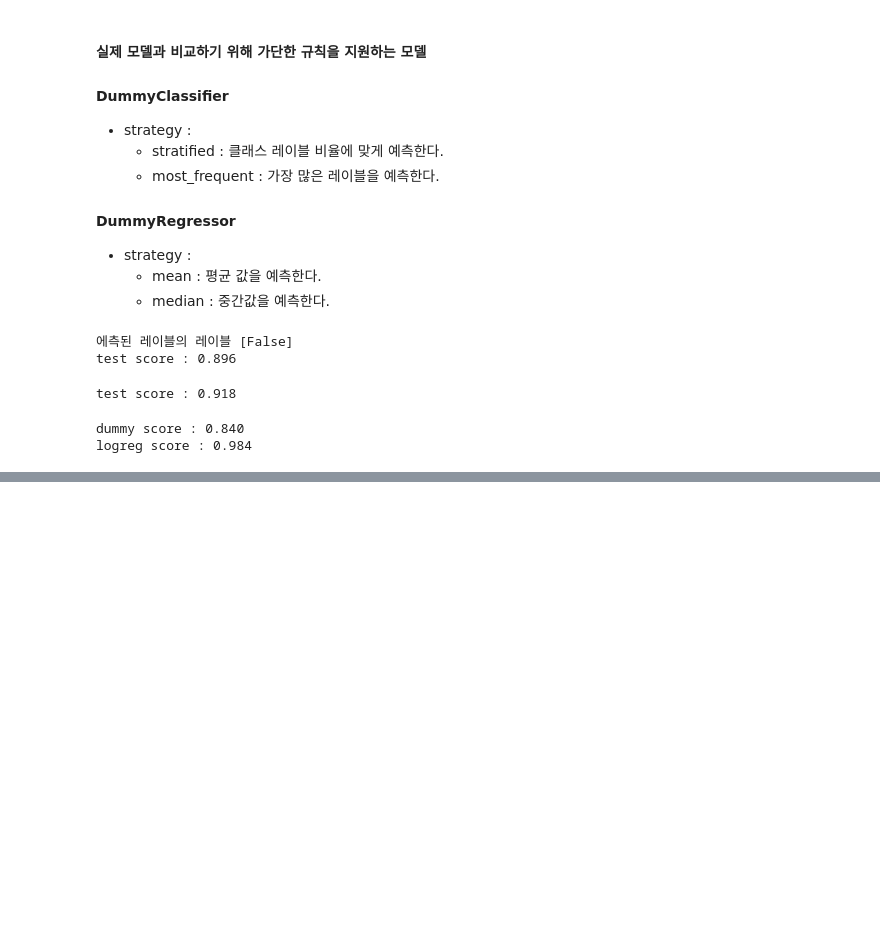
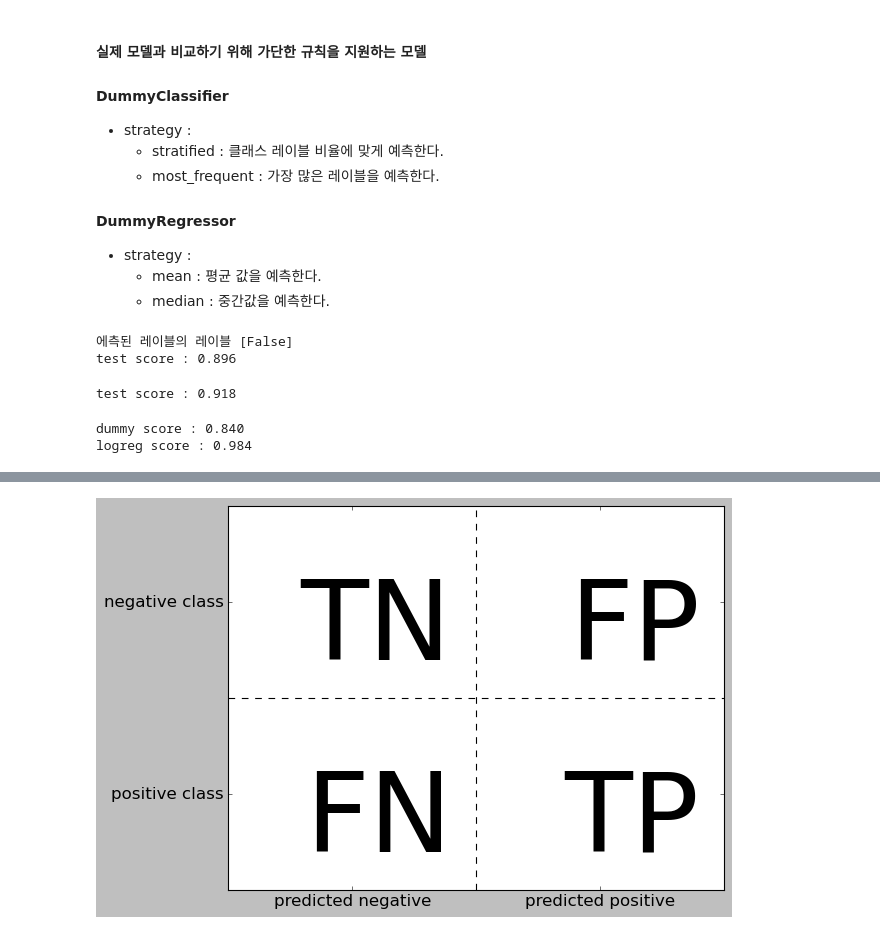
Before and after one commit to Hosung-Ahn/IntroducingML, a Jupyter notebook: Chapter5-model accuracy, model selection/평가 지표와 측정.ipynb, the cells around one changed output, grey strips where cells are left out. Drawn from its saved outputs; the diff is of its cells as text; code cells hidden in the pictures; blank space fills up the shorter version.

```diff
--- a/Chapter5-model accuracy, model selection/평가 지표와 측정.ipynb
+++ b/Chapter5-model accuracy, model selection/평가 지표와 측정.ipynb
@@ -70,0 +86,4 @@ logreg score : 0.984
+# %%
+mglearn.plots.plot_binary_confusion_matrix()
+# %% [output]
+[figure, added]
```
Also changed, not shown: parts of 9 cells of this notebook.
